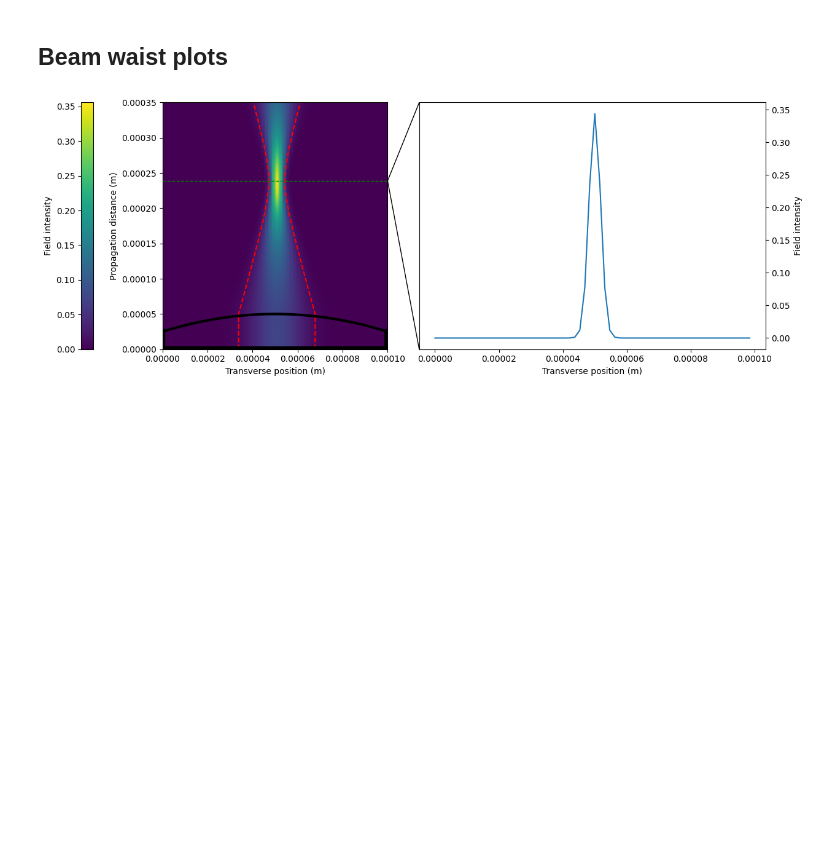
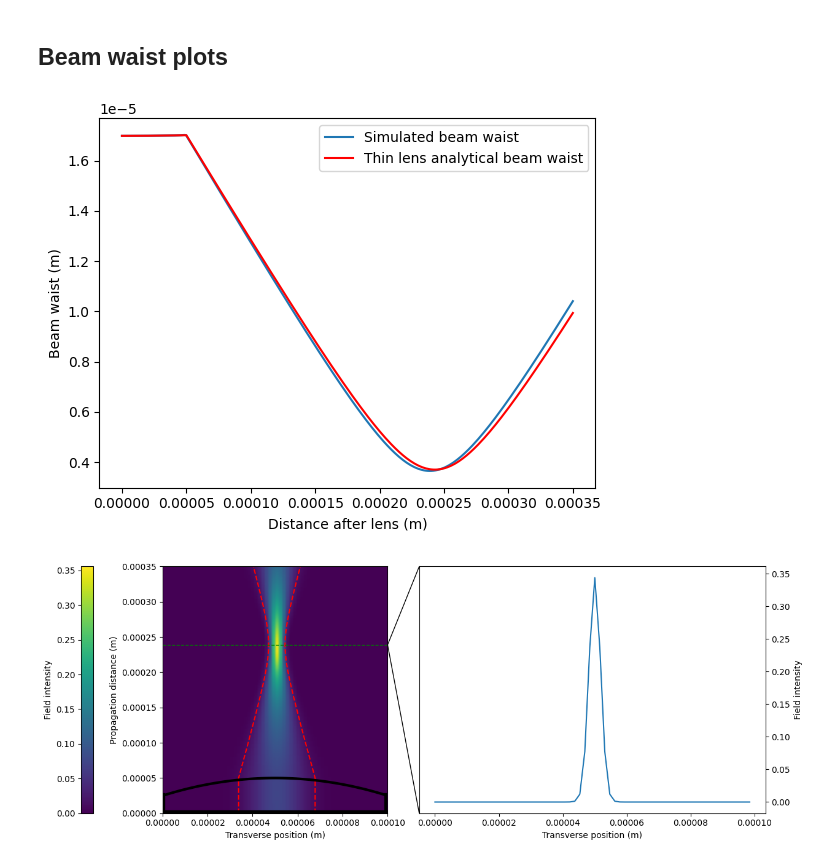
Before and after one commit to BlackWild/qiu, a Jupyter notebook: apps/wave_optics_propagation_enhanced/src/wave_optics_propagation_enhanced/analyzer.ipynb, the cells around one changed output. Drawn from its saved outputs; the diff is of its cells as text; code cells hidden in the pictures; blank space fills up the shorter version.

```diff
--- a/apps/wave_optics_propagation_enhanced/src/wave_optics_propagation_enhanced/analyzer.ipynb
+++ b/apps/wave_optics_propagation_enhanced/src/wave_optics_propagation_enhanced/analyzer.ipynb
@@ -196,7 +196,7 @@ def map_statevector_to_beam_waist(statevector: np.ndarray) -> float:
 # classical_numerics_beam_waists = []
 analytical_beam_waists = [
     map_statevector_to_beam_waist(statevector)
-    for statevector in analytical_thin_lens_after_lens_statevectors
+    for statevector in full_analytical_thin_lens_statevectors
 ]
 
 # for i, statevector in enumerate(after_lens_statevectors):
@@ -232,55 +232,48 @@ beam_waists = [
 # %%
 # from wave_optics_propagation.BeamProp_Script import prop, q1_inv_func
 
-distance_axis = (np.arange(len(beam_waists)) + 1) * params.step_size_after_lens
+# plot beam waists
+plt.plot(
+    z_axis,
+    beam_waists,
+    "-",
+    label="Simulated beam waist",
+)
 
-# # plot beam waists
-# plt.plot(
-#     distance_axis,
-#     beam_waists,
-#     "-",
-#     label="Simulated beam waist",
-# )
+plt.plot(
+    z_axis,
+    analytical_beam_waists,
+    "r-",
+    label="Thin lens analytical beam waist",
+)
 
 # plt.plot(
 #     distance_axis,
-#     analytical_beam_waists,
-#     "r-",
-#     label="Thin lens analytical beam waist",
+#     classical_numerics_beam_waists,
+#     "g-",
+#     label="Classical numerics beam waist",
 # )
 
-# # plt.plot(
-# #     distance_axis,
-# #     classical_numerics_beam_waists,
-# #     "g-",
-# #     label="Classical numerics beam waist",
-# # )
 
-# ideal_focal_point = params.focal_length - params.lens_thickness
-# _, beam_waist_after_lens = q1_inv_func(
-#     0,
-#     params.gaussian_beam_waist,
-#     params.reduced_wavelength,
-#     prop(params.lens_thickness),
+# plt.axvline(
+#     x=ideal_focal_point,
+#     color="black",
+#     linestyle="--",
+#     label="Ideal focal point",
+# )
+# plt.axhline(
+#     y=beam_waist_after_lens,
+#     color="gray",
+#     linestyle="--",
+#     label="Initial beam waist",
 # )
 
-# # plt.axvline(
-# #     x=ideal_focal_point,
-# #     color="black",
-# #     linestyle="--",
-# #     label="Ideal focal point",
-# # )
-# # plt.axhline(
-# #     y=beam_waist_after_lens,
-# #     color="gray",
-# #     linestyle="--",
-# #     label="Initial beam waist",
-# # )
-
-# plt.xlabel("Distance after lens (m)")
-# plt.ylabel("Beam waist (m)")
-# plt.legend()
-# plt.show()
+plt.xlabel("Distance after lens (m)")
+plt.ylabel("Beam waist (m)")
+plt.legend()
+plt.show()
+# %% [output]
+[figure, added]
 # %%
 from mpl_toolkits.axes_grid1.inset_locator import inset_axes
 
```
Also changed, not shown: parts of 3 cells of this notebook, 1 other file.
